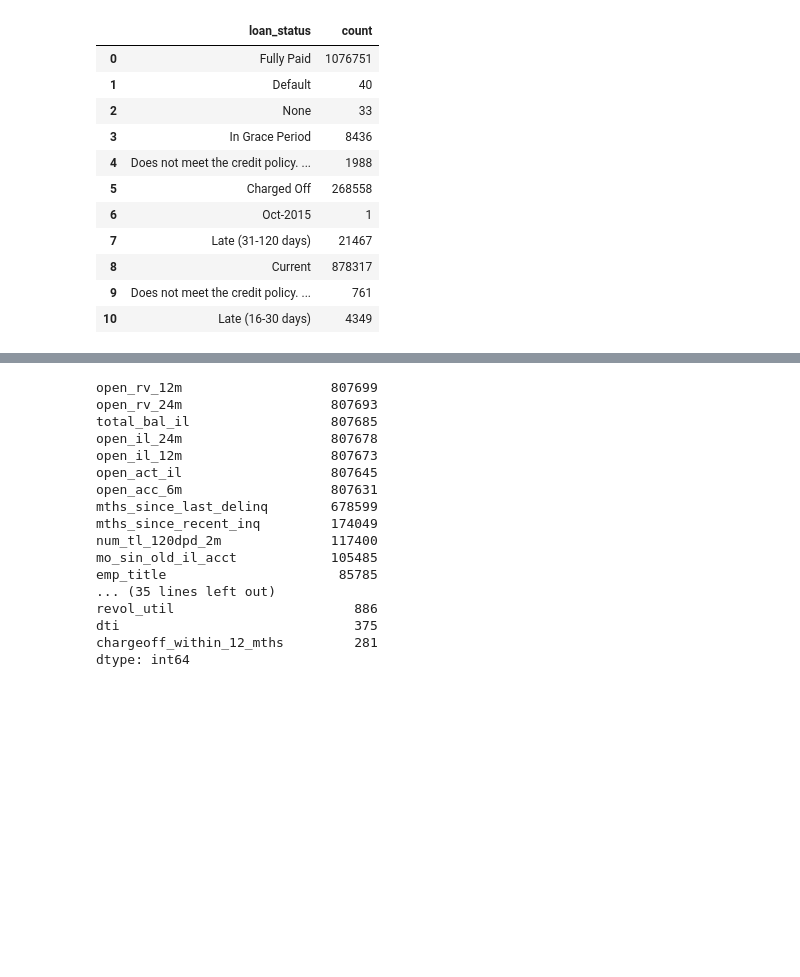
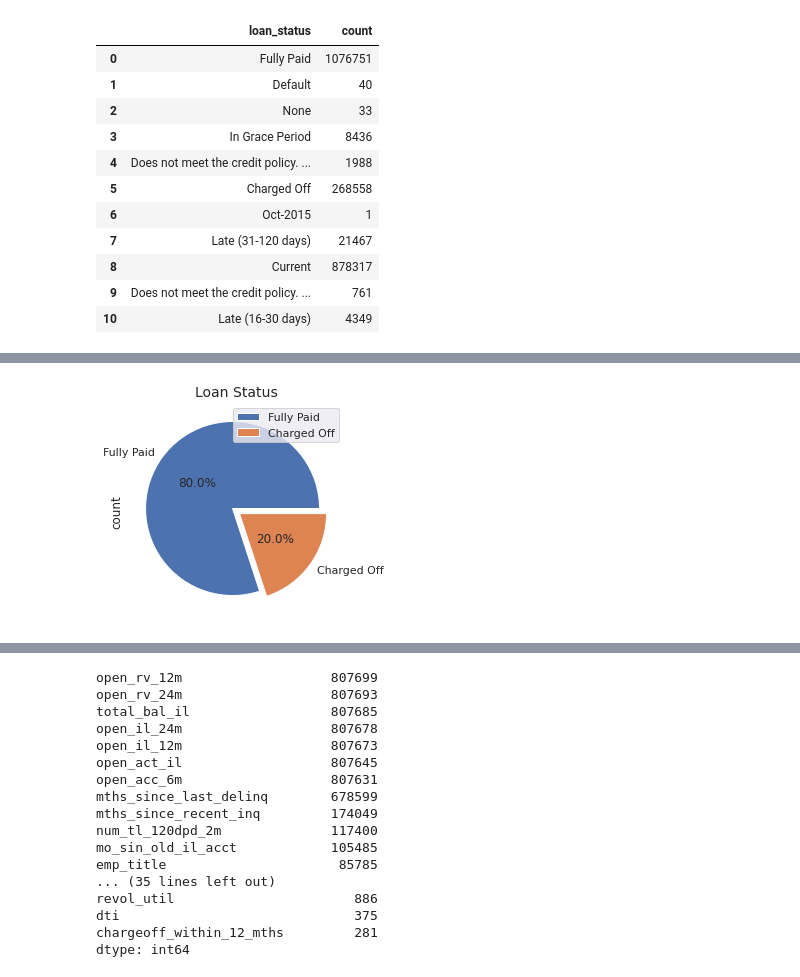
Before and after one commit to Abdulrahman-Khalid/bigdata-predict-loan-payback, a Jupyter notebook: loan_prediction.ipynb, the cells around one changed output, grey strips where cells are left out. Saved outputs shown, nothing was run; the diff lists cells and outputs as text; code cells hidden in the pictures; blank space fills up the shorter version.

```diff
--- a/loan_prediction.ipynb
+++ b/loan_prediction.ipynb
@@ -143,3 +215,9 @@ df = df.drop('id', 'pymnt_plan', 'hardship_flag', 'out_prncp', 'out_prncp_inv',
+# %%
+labels = to_plot["loan_status"].values
+to_plot.plot.pie(x="loan_status", y="count", autopct="%.1f%%", explode=[0.05]*len(labels), labels=labels, pctdistance=0.5)
+plt.title("Loan Status", fontsize=14);
+# %% [output]
+[figure, added]
 # %%
 def spark_df_shape(df):
     return df.count(), len(df.columns)
```
Also changed, not shown: parts of 102 cells of this notebook.
